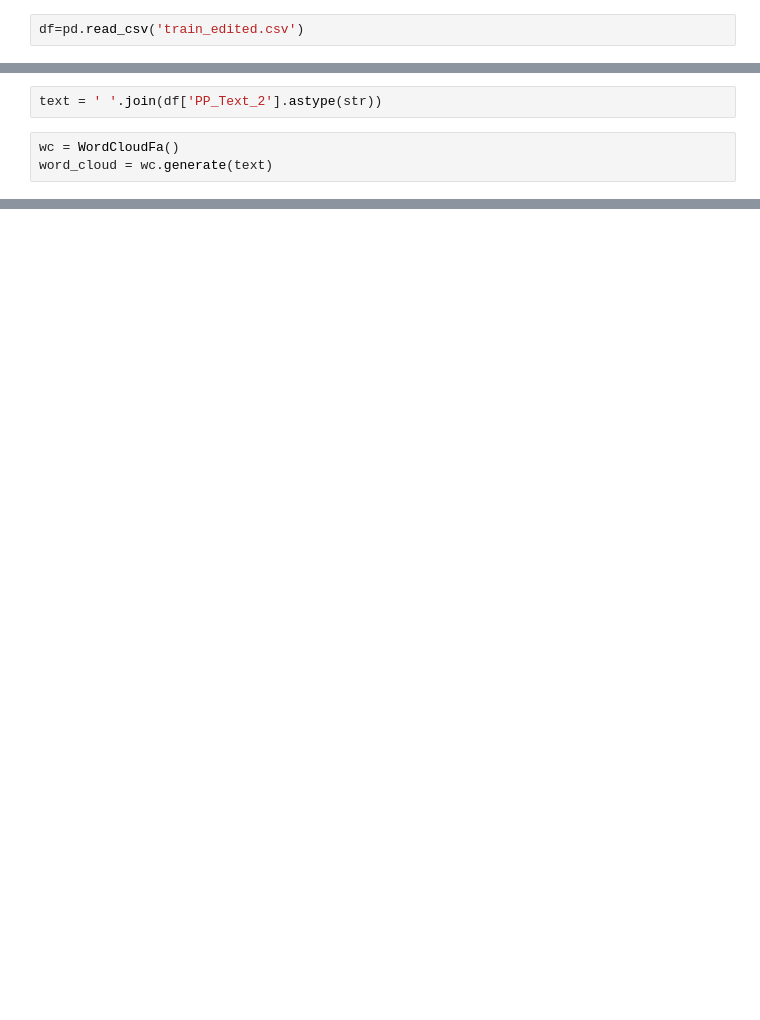
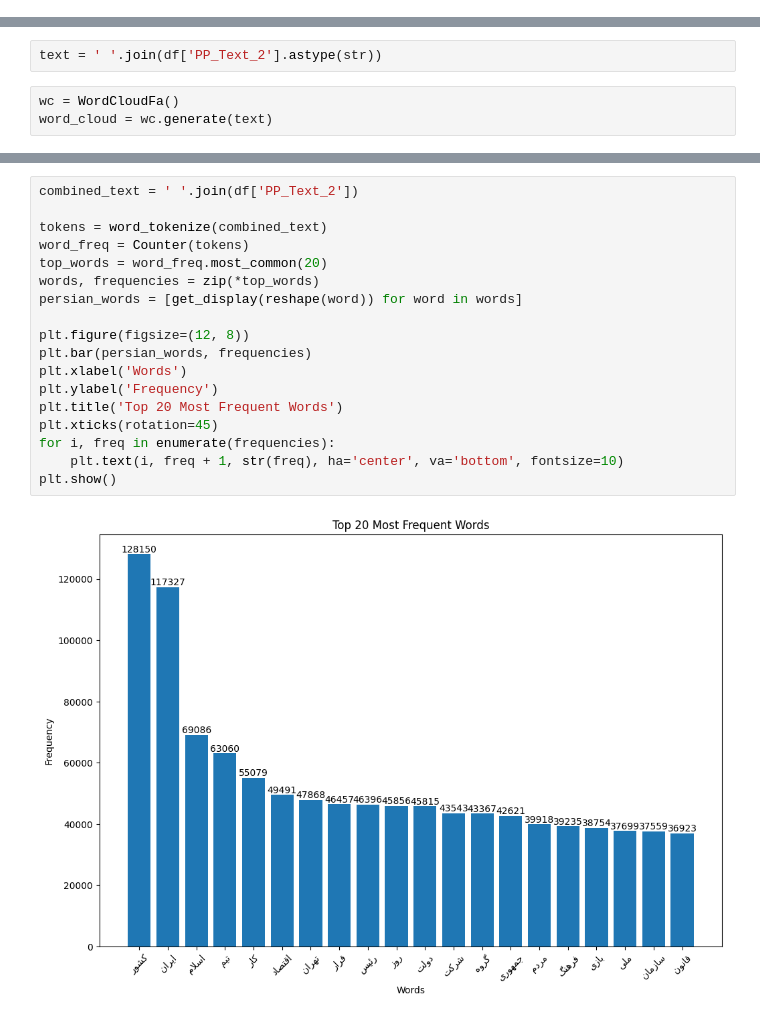
Before and after one commit to mostafamhmdi/Hamshahri-News-Classification, a Jupyter notebook: Preprocess.ipynb, the cells around one changed output, grey strips where cells are left out. Cells and saved outputs as stored; diff of their text form; blank space fills up the shorter version.

```diff
--- a/Preprocess.ipynb
+++ b/Preprocess.ipynb
@@ -335,2 +325,0 @@ df.to_csv('train_edited.csv',encoding='utf-8-sig')
-# %%
-df=pd.read_csv('train_edited.csv')
@@ -349,0 +380,20 @@ plt.show()
+# %%
+combined_text = ' '.join(df['PP_Text_2'])
+
+tokens = word_tokenize(combined_text)
+word_freq = Counter(tokens)
+top_words = word_freq.most_common(20)
+words, frequencies = zip(*top_words)
+persian_words = [get_display(reshape(word)) for word in words]
+
+plt.figure(figsize=(12, 8))
+plt.bar(persian_words, frequencies)
+plt.xlabel('Words')
+plt.ylabel('Frequency')
+plt.title('Top 20 Most Frequent Words')
+plt.xticks(rotation=45)
+for i, freq in enumerate(frequencies):
+    plt.text(i, freq + 1, str(freq), ha='center', va='bottom', fontsize=10)
+plt.show()
+# %% [output]
+[figure, added]
```
Also changed, not shown: parts of 15 cells of this notebook.
